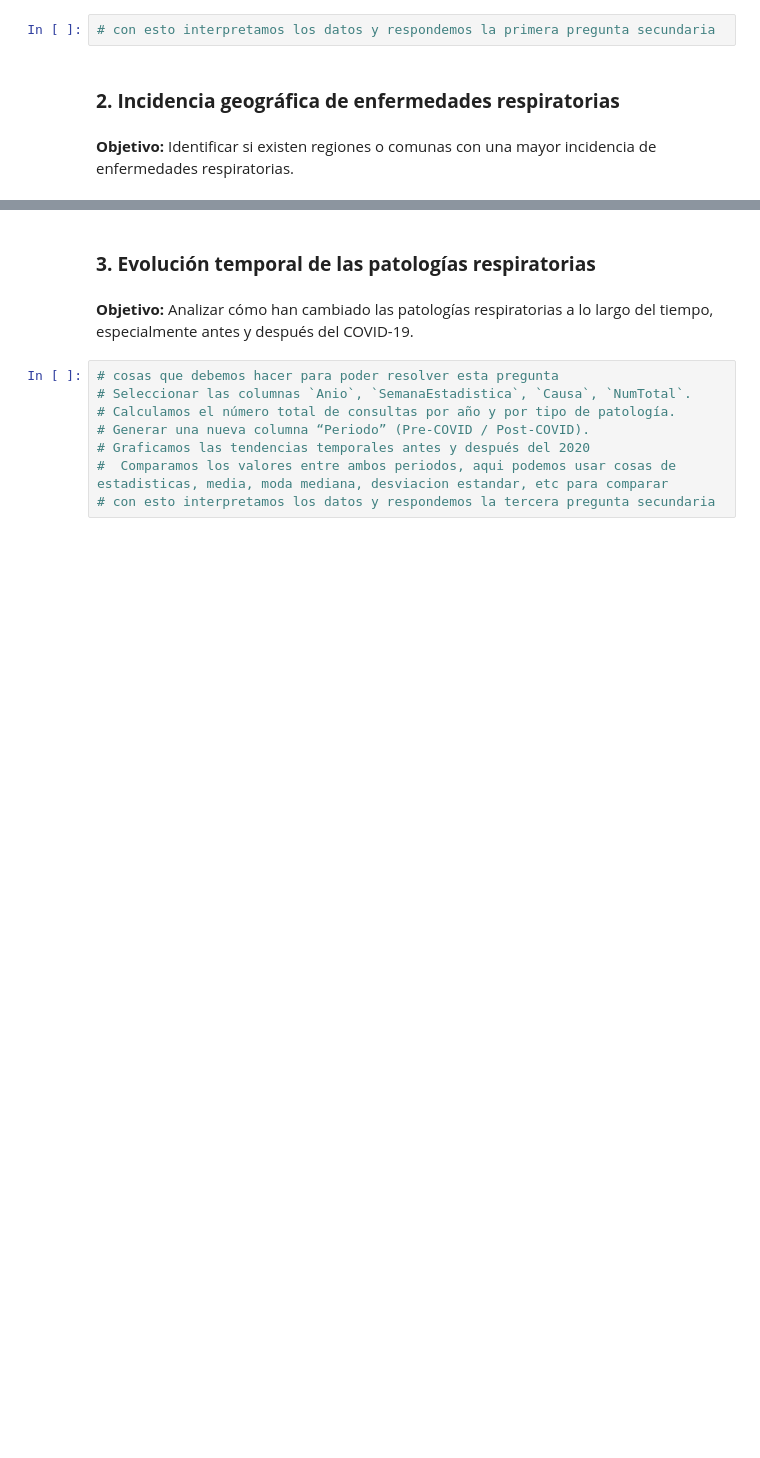
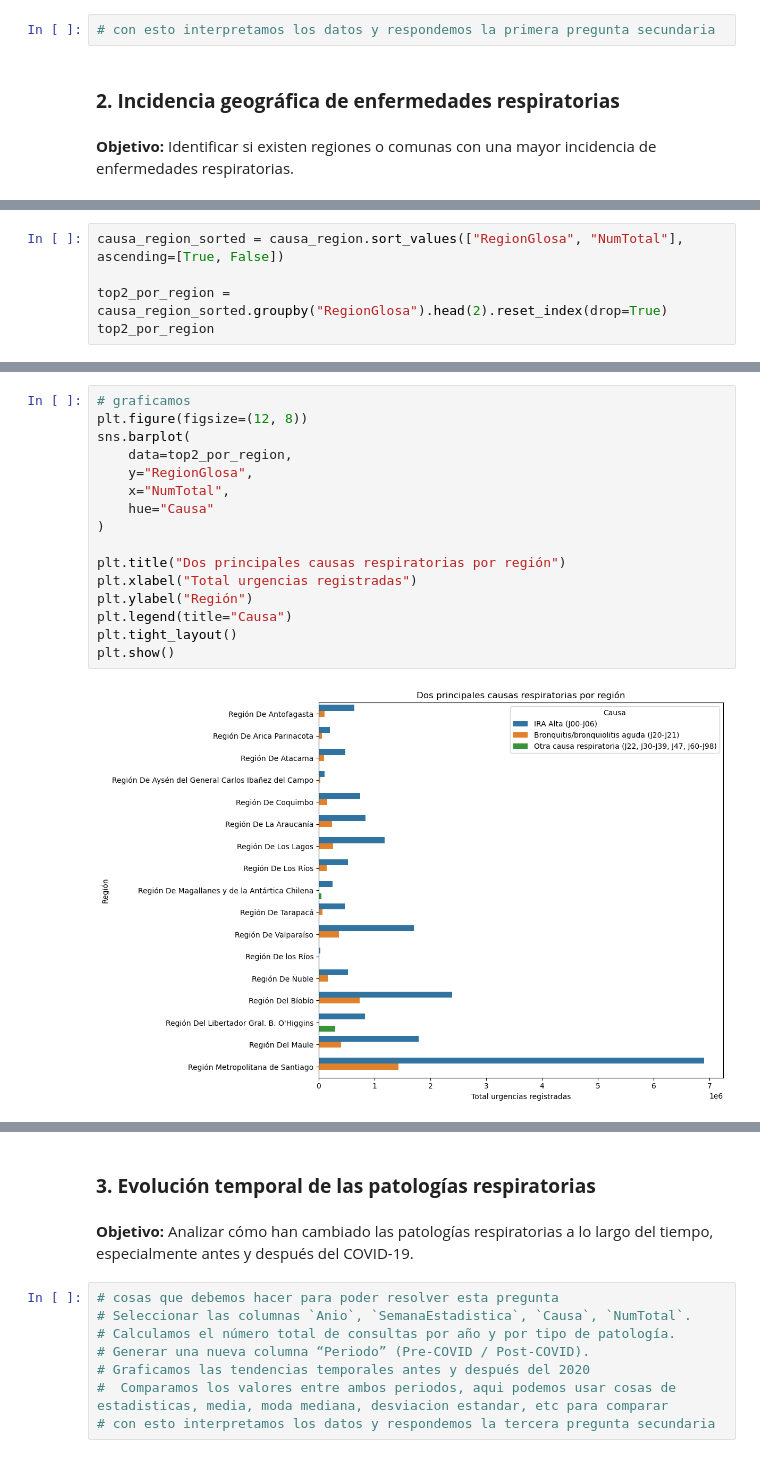
Before and after one commit to JoabVJ/project-imt2200, a Jupyter notebook: Entrega inicial/notebooks/01_EDA_enfermedades_respiratorias.ipynb, the cells around one changed output, grey strips where cells are left out. Saved outputs shown, nothing was run; the diff lists cells and outputs as text; blank space fills up the shorter version.

```diff
--- a/Entrega inicial/notebooks/01_EDA_enfermedades_respiratorias.ipynb
+++ b/Entrega inicial/notebooks/01_EDA_enfermedades_respiratorias.ipynb
@@ -587,0 +682,5 @@ recordatorio: crear df causa(contagio o hospitalizacion)-nivel complejidad-año
+# %%
+causa_region_sorted = causa_region.sort_values(["RegionGlosa", "NumTotal"], ascending=[True, False])
+
+top2_por_region = causa_region_sorted.groupby("RegionGlosa").head(2).reset_index(drop=True)
+top2_por_region
@@ -587,0 +705,18 @@ recordatorio: crear df causa(contagio o hospitalizacion)-nivel complejidad-año
+# %%
+# graficamos
+plt.figure(figsize=(12, 8))
+sns.barplot(
+    data=top2_por_region,
+    y="RegionGlosa",
+    x="NumTotal",
+    hue="Causa"
+)
+
+plt.title("Dos principales causas respiratorias por región")
+plt.xlabel("Total urgencias registradas")
+plt.ylabel("Región")
+plt.legend(title="Causa")
+plt.tight_layout()
+plt.show()
+# %% [output]
+[figure, added]
```
Also changed, not shown: parts of 37 cells of this notebook.
